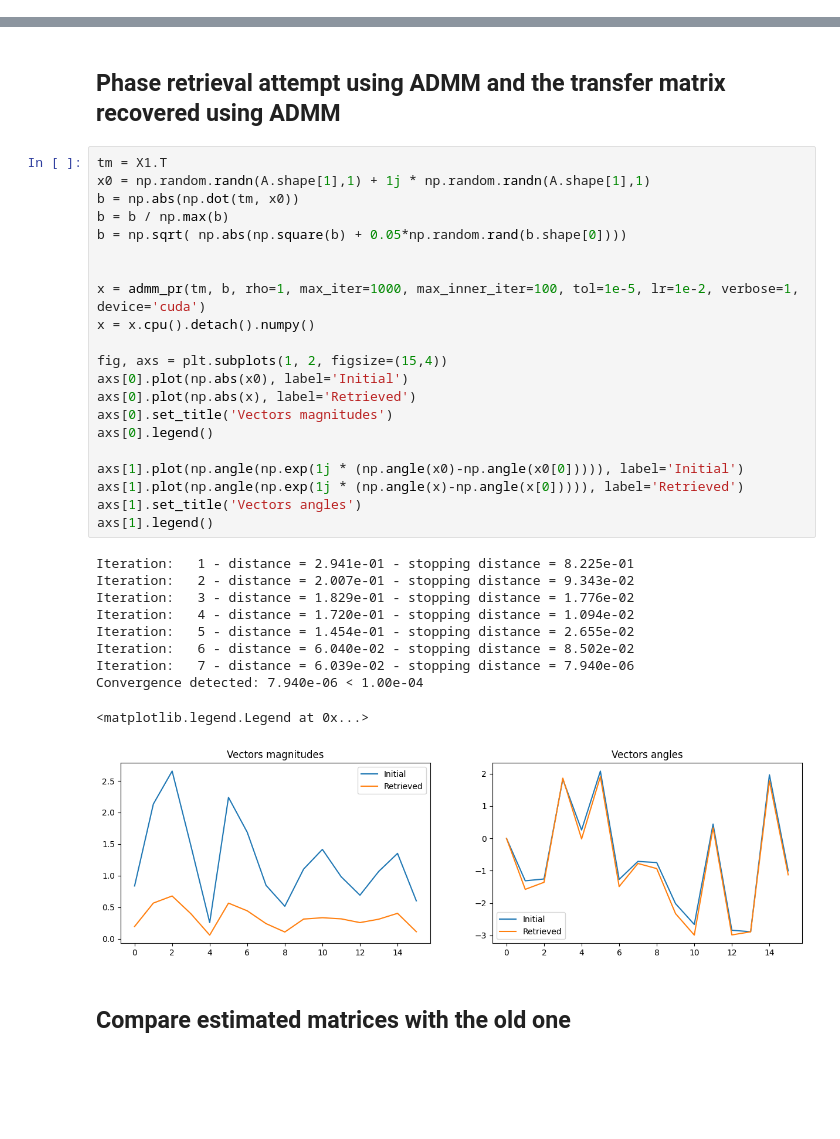
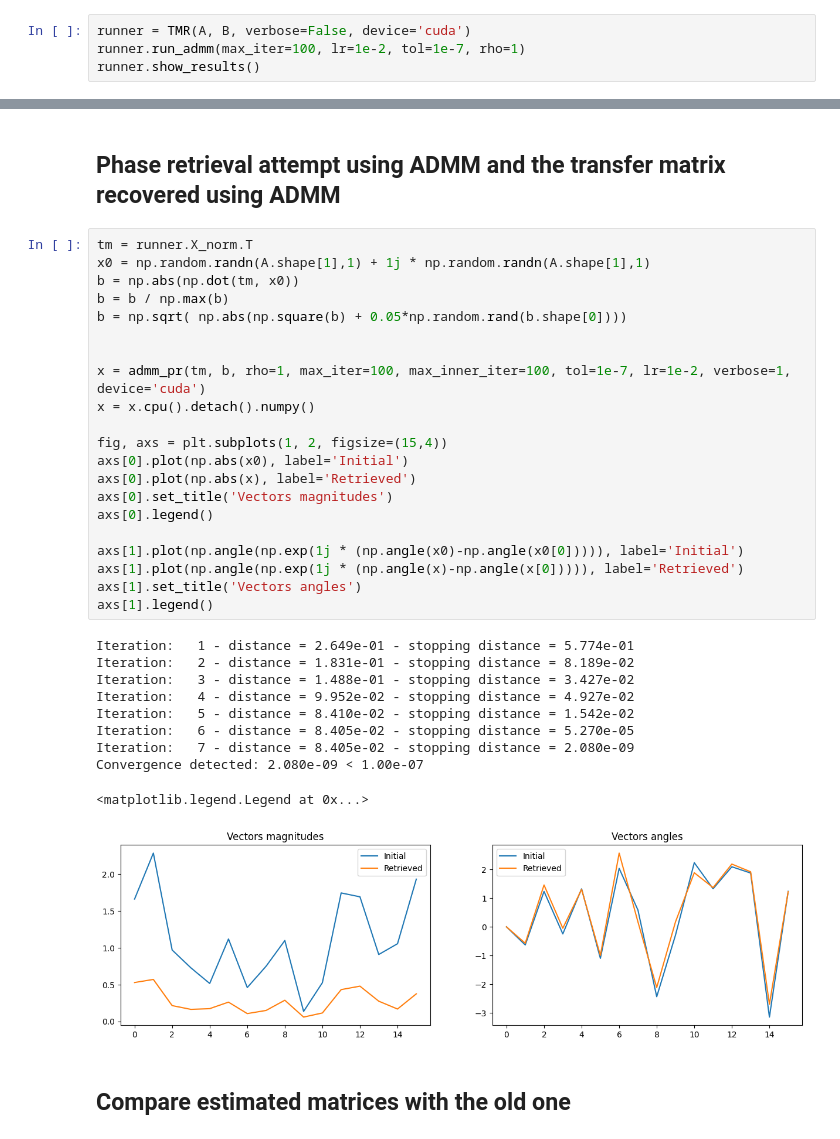
Before and after one commit to jysru/pim_methods, a Jupyter notebook: check_admm_diffuser.ipynb, the cells around one changed output, grey strips where cells are left out. Saved outputs shown, nothing was run; the diff lists cells and outputs as text; blank space fills up the shorter version.

```diff
--- a/check_admm_diffuser.ipynb
+++ b/check_admm_diffuser.ipynb
@@ -57,0 +32,4 @@ Convergence detected: 1.707e-11 < 1.00e-10
+# %%
+runner = TMR(A, B, verbose=False, device='cuda')
+runner.run_admm(max_iter=100, lr=1e-2, tol=1e-7, rho=1)
+runner.show_results()
@@ -58,37 +60,37 @@ Convergence detected: 1.707e-11 < 1.00e-10
 # %% [markdown]
 ## Phase retrieval attempt using ADMM and the transfer matrix recovered using ADMM
 # %%
-tm = X1.T
+tm = runner.X_norm.T
 x0 = np.random.randn(A.shape[1],1) + 1j * np.random.randn(A.shape[1],1)
 b = np.abs(np.dot(tm, x0))
 b = b / np.max(b)
 b = np.sqrt( np.abs(np.square(b) + 0.05*np.random.rand(b.shape[0])))
 
 
-x = admm_pr(tm, b, rho=1, max_iter=1000, max_inner_iter=100, tol=1e-5, lr=1e-2, verbose=1, device='cuda')
+x = admm_pr(tm, b, rho=1, max_iter=100, max_inner_iter=100, tol=1e-7, lr=1e-2, verbose=1, device='cuda')
 x = x.cpu().detach().numpy()
 
 fig, axs = plt.subplots(1, 2, figsize=(15,4))
 axs[0].plot(np.abs(x0), label='Initial')
 axs[0].plot(np.abs(x), label='Retrieved')
 axs[0].set_title('Vectors magnitudes')
 axs[0].legend()
 
 axs[1].plot(np.angle(np.exp(1j * (np.angle(x0)-np.angle(x0[0])))), label='Initial')
 axs[1].plot(np.angle(np.exp(1j * (np.angle(x)-np.angle(x[0])))), label='Retrieved')
 axs[1].set_title('Vectors angles')
 axs[1].legend()
 # %% [output]
-Iteration:   1 - distance = 2.941e-01 - stopping distance = 8.225e-01
-Iteration:   2 - distance = 2.007e-01 - stopping distance = 9.343e-02
-Iteration:   3 - distance = 1.829e-01 - stopping distance = 1.776e-02
-Iteration:   4 - distance = 1.720e-01 - stopping distance = 1.094e-02
-Iteration:   5 - distance = 1.454e-01 - stopping distance = 2.655e-02
-Iteration:   6 - distance = 6.040e-02 - stopping distance = 8.502e-02
-Iteration:   7 - distance = 6.039e-02 - stopping distance = 7.940e-06
-Convergence detected: 7.940e-06 < 1.00e-04
+Iteration:   1 - distance = 2.649e-01 - stopping distance = 5.774e-01
+Iteration:   2 - distance = 1.831e-01 - stopping distance = 8.189e-02
+Iteration:   3 - distance = 1.488e-01 - stopping distance = 3.427e-02
+Iteration:   4 - distance = 9.952e-02 - stopping distance = 4.927e-02
+Iteration:   5 - distance = 8.410e-02 - stopping distance = 1.542e-02
+Iteration:   6 - distance = 8.405e-02 - stopping distance = 5.270e-05
+Iteration:   7 - distance = 8.405e-02 - stopping distance = 2.080e-09
+Convergence detected: 2.080e-09 < 1.00e-07
 <matplotlib.legend.Legend at 0x...>
-[figure, old version]
+[figure, new version]
 # %% [markdown]
 ## Compare estimated matrices with the old one
 # %%
```
Also changed, not shown: parts of 7 cells of this notebook, 3 other files.
